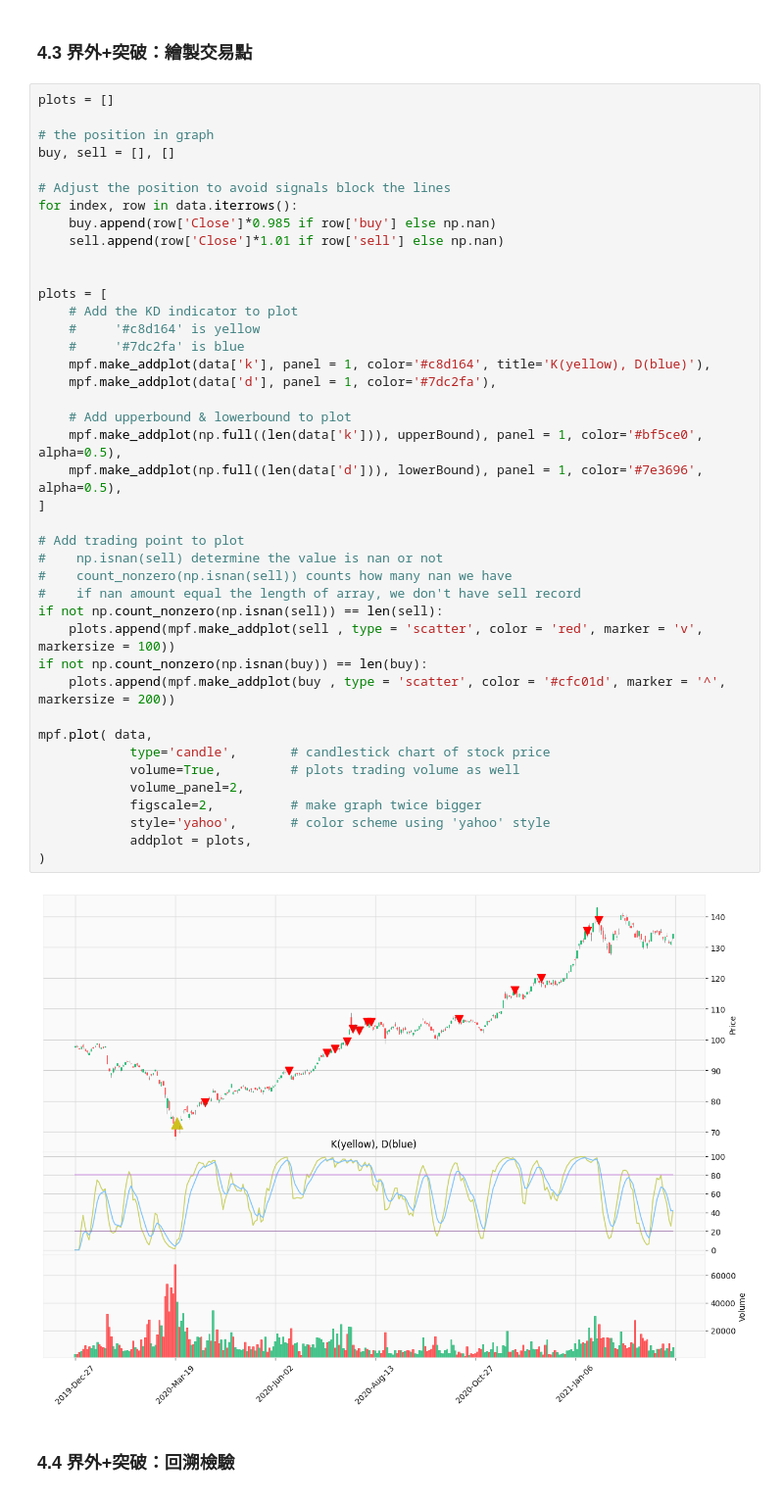
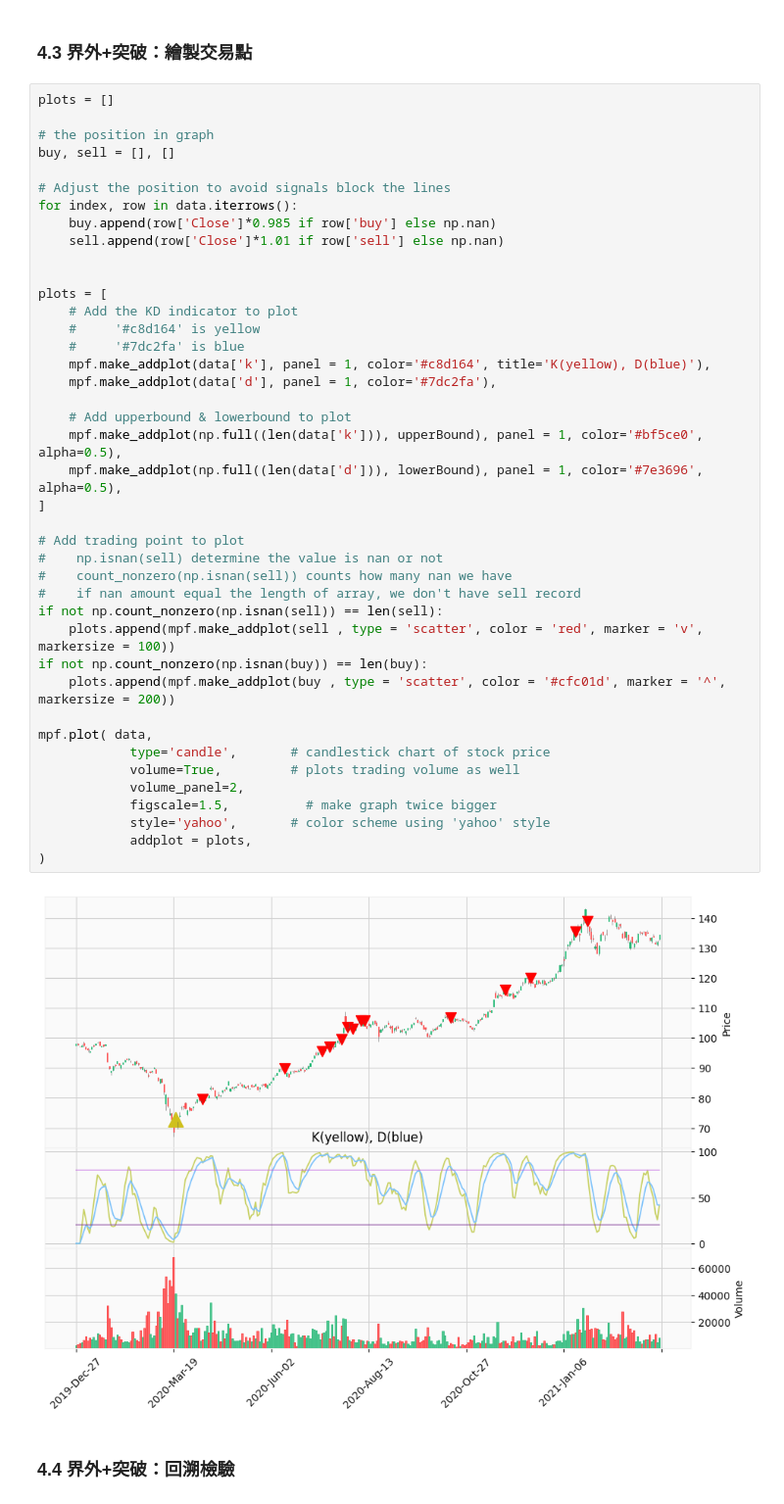
Before and after one commit to a23956491z/backtesting-project, a Jupyter notebook: production/KD/explanation.ipynb, the cells around one changed output. Shown: that part at 98% size. Saved outputs shown, nothing was run; the diff lists cells and outputs as text.

```diff
--- a/production/KD/explanation.ipynb
+++ b/production/KD/explanation.ipynb
@@ -209,35 +209,35 @@ for index, row in data.iterrows():
 
 plots = [
     # Add the KD indicator to plot
     #     '#c8d164' is yellow
     #     '#7dc2fa' is blue
     mpf.make_addplot(data['k'], panel = 1, color='#c8d164', title='K(yellow), D(blue)'),
     mpf.make_addplot(data['d'], panel = 1, color='#7dc2fa'),
 
     # Add upperbound & lowerbound to plot
     mpf.make_addplot(np.full((len(data['k'])), upperBound), panel = 1, color='#bf5ce0', alpha=0.5),
     mpf.make_addplot(np.full((len(data['d'])), lowerBound), panel = 1, color='#7e3696', alpha=0.5),
 ]
 
 # Add trading point to plot
 #    np.isnan(sell) determine the value is nan or not
 #    count_nonzero(np.isnan(sell)) counts how many nan we have
 #    if nan amount equal the length of array, we don't have sell record
 if not np.count_nonzero(np.isnan(sell)) == len(sell):
     plots.append(mpf.make_addplot(sell , type = 'scatter', color = 'red', marker = 'v', markersize = 100))
 if not np.count_nonzero(np.isnan(buy)) == len(buy):
     plots.append(mpf.make_addplot(buy , type = 'scatter', color = '#cfc01d', marker = '^', markersize = 200))
 
 mpf.plot( data,
             type='candle',       # candlestick chart of stock price
             volume=True,         # plots trading volume as well
             volume_panel=2,
-            figscale=2,          # make graph twice bigger
+            figscale=1.5,          # make graph twice bigger
             style='yahoo',       # color scheme using 'yahoo' style
             addplot = plots,
 )
 # %% [output]
-[figure, old version]
+[figure, new version]
 # %% [markdown]
 ### 4.4 界外+突破：回溯檢驗
 # %%
```
Also changed, not shown: parts of 8 cells of this notebook, 1 other file.
